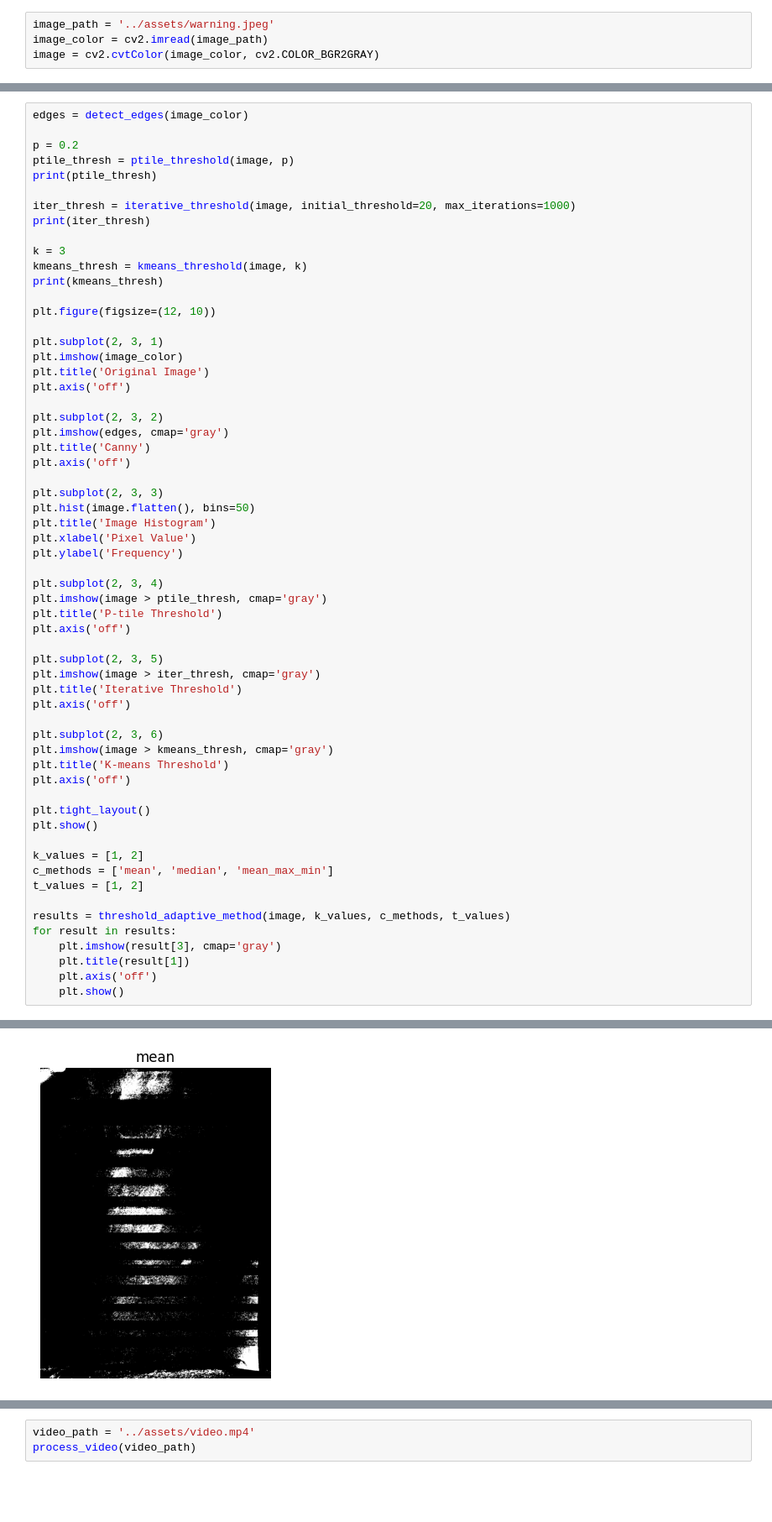
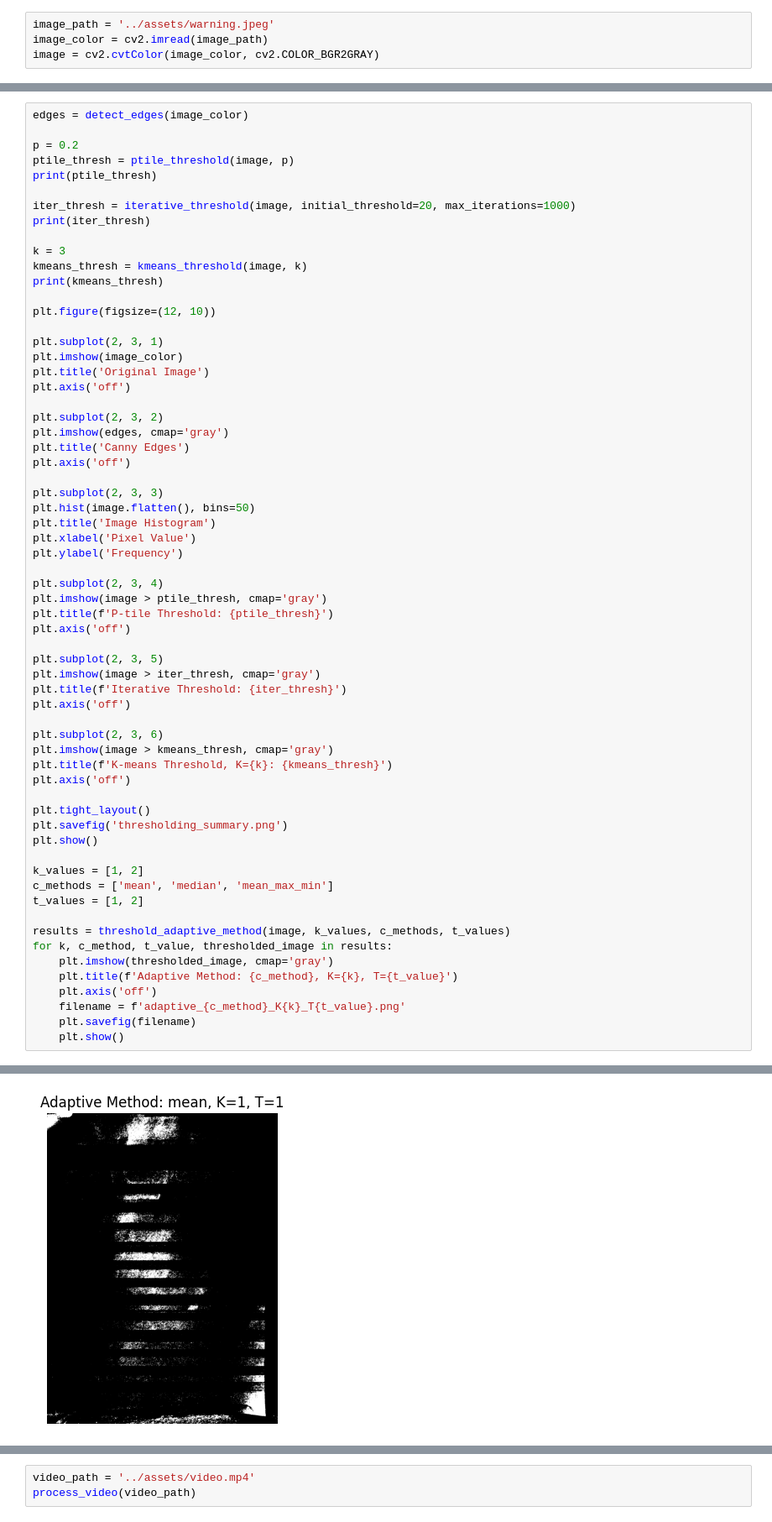
Before and after one commit to DSW-DWA/ComputerVision, a Jupyter notebook: lab_4/main.ipynb, the cells around one changed output, grey strips where cells are left out. Shown at 84% size. Saved outputs shown, nothing was run; the diff lists cells and outputs as text; blank space fills up the shorter version.

```diff
--- a/lab_4/main.ipynb
+++ b/lab_4/main.ipynb
@@ -235,7 +233,7 @@ plt.axis('off')
 
 plt.subplot(2, 3, 2)
 plt.imshow(edges, cmap='gray')
-plt.title('Canny')
+plt.title('Canny Edges')
 plt.axis('off')
 
 plt.subplot(2, 3, 3)
@@ -246,20 +244,21 @@ plt.ylabel('Frequency')
 
 plt.subplot(2, 3, 4)
 plt.imshow(image > ptile_thresh, cmap='gray')
-plt.title('P-tile Threshold')
+plt.title(f'P-tile Threshold: {ptile_thresh}')
 plt.axis('off')
 
 plt.subplot(2, 3, 5)
 plt.imshow(image > iter_thresh, cmap='gray')
-plt.title('Iterative Threshold')
+plt.title(f'Iterative Threshold: {iter_thresh}')
 plt.axis('off')
 
 plt.subplot(2, 3, 6)
 plt.imshow(image > kmeans_thresh, cmap='gray')
-plt.title('K-means Threshold')
+plt.title(f'K-means Threshold, K={k}: {kmeans_thresh}')
 plt.axis('off')
 
 plt.tight_layout()
+plt.savefig('thresholding_summary.png')
 plt.show()
 
 k_values = [1, 2]
@@ -267,10 +266,12 @@ c_methods = ['mean', 'median', 'mean_max_min']
 t_values = [1, 2]
 
 results = threshold_adaptive_method(image, k_values, c_methods, t_values)
-for result in results:
-    plt.imshow(result[3], cmap='gray')
-    plt.title(result[1])
+for k, c_method, t_value, thresholded_image in results:
+    plt.imshow(thresholded_image, cmap='gray')
+    plt.title(f'Adaptive Method: {c_method}, K={k}, T={t_value}')
     plt.axis('off')
+    filename = f'adaptive_{c_method}_K{k}_T{t_value}.png'
+    plt.savefig(filename)
     plt.show()
 # %% [output]
 144
@@ -280 +281 @@ for result in results:
-[figure, old version]
+[figure, new version]
```
Also changed, not shown: parts of 6 cells of this notebook.
